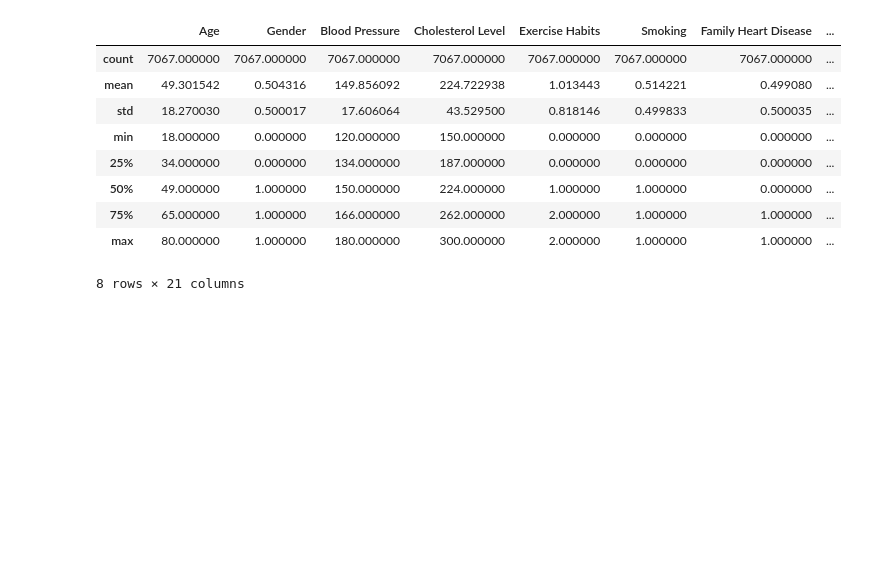
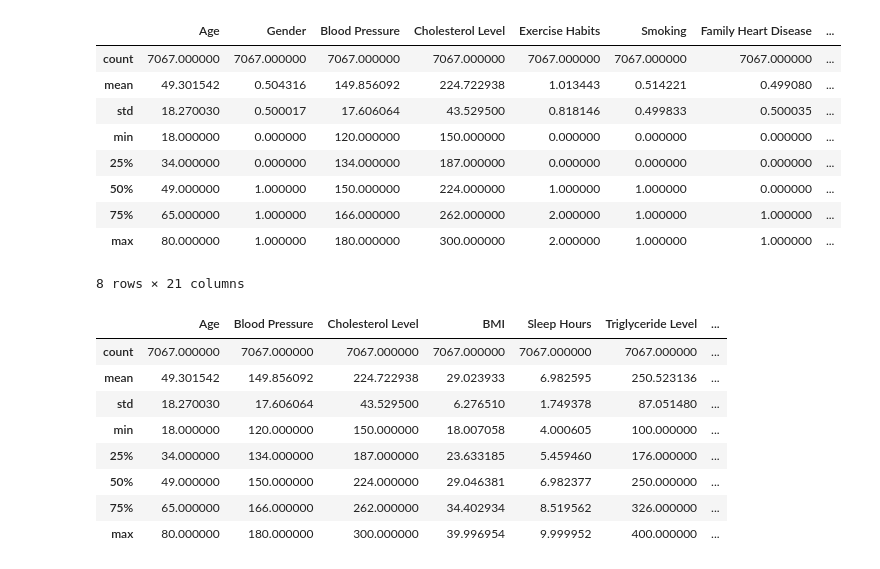
Before and after one commit to HongxuTeoh/AI_Assignment, a Jupyter notebook: AI_Assignment.ipynb, the cells around one changed output. Drawn from its saved outputs; the diff is of its cells as text; code cells hidden in the pictures; blank space fills up the shorter version.

```diff
--- a/AI_Assignment.ipynb
+++ b/AI_Assignment.ipynb
@@ -195,3 +198,19 @@ data.describe()
 | 75% | 65.000000 | 1.000000 | 166.000000 | 262.000000 | 2.000000 | 1.000000 | 1.000000 | ... |
 | max | 80.000000 | 1.000000 | 180.000000 | 300.000000 | 2.000000 | 1.000000 | 1.000000 | ... |
 8 rows × 21 columns
+# %%
+columns_to_ignore = ['Gender', 'Heart Disease Status', 'Exercise Habits', 'Smoking', 'High Blood Pressure', 'Low HDL Cholesterol',
+                     'High LDL Cholesterol', 'Family Heart Disease', 'Diabetes', 'Alcohol Consumption', 'Stress Level', 'Sugar Consumption']
+filtered_data = data.drop(columns=columns_to_ignore)
+# display(filtered_data.describe(include='all'))
+filtered_data.describe()
+# %% [output]
+|  | Age | Blood Pressure | Cholesterol Level | BMI | Sleep Hours | Triglyceride Level | ... |
+| count | 7067.000000 | 7067.000000 | 7067.000000 | 7067.000000 | 7067.000000 | 7067.000000 | ... |
+| mean | 49.301542 | 149.856092 | 224.722938 | 29.023933 | 6.982595 | 250.523136 | ... |
+| std | 18.270030 | 17.606064 | 43.529500 | 6.276510 | 1.749378 | 87.051480 | ... |
+| min | 18.000000 | 120.000000 | 150.000000 | 18.007058 | 4.000605 | 100.000000 | ... |
+| 25% | 34.000000 | 134.000000 | 187.000000 | 23.633185 | 5.459460 | 176.000000 | ... |
+| 50% | 49.000000 | 150.000000 | 224.000000 | 29.046381 | 6.982377 | 250.000000 | ... |
+| 75% | 65.000000 | 166.000000 | 262.000000 | 34.402934 | 8.519562 | 326.000000 | ... |
+| max | 80.000000 | 180.000000 | 300.000000 | 39.996954 | 9.999952 | 400.000000 | ... |
```
Also changed, not shown: parts of 6 cells of this notebook.
